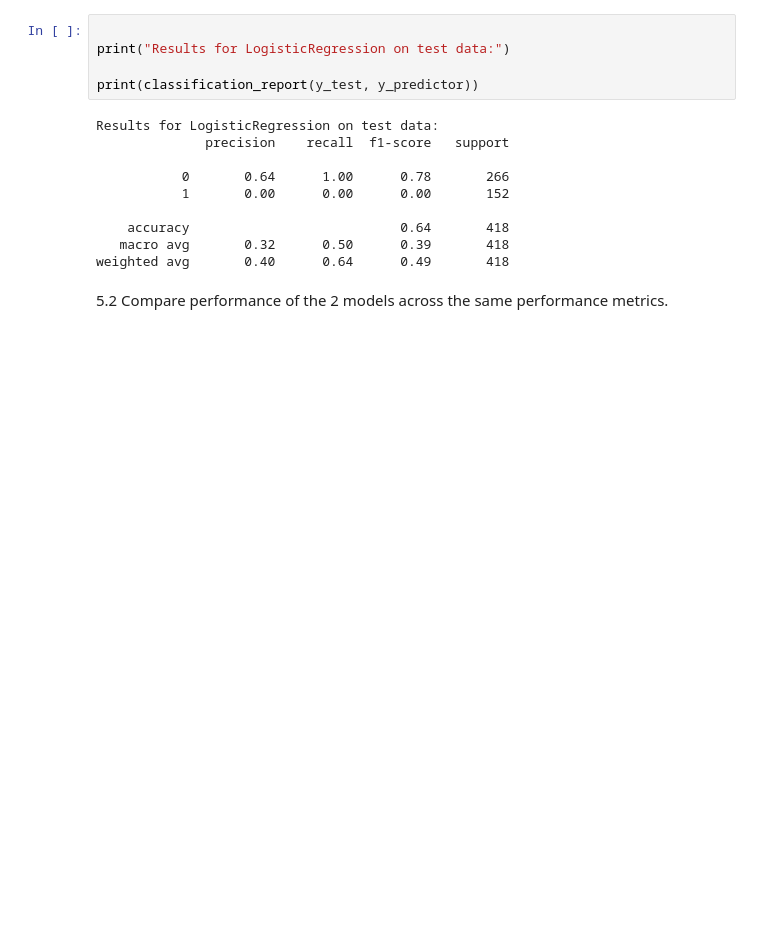
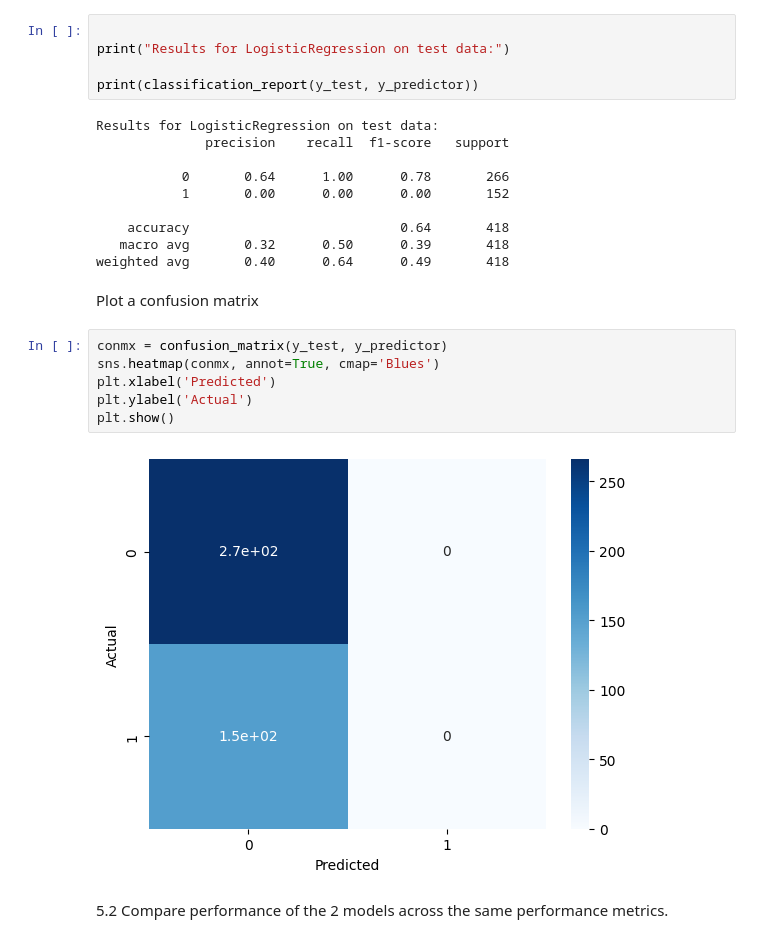
Before and after one commit to TKonkin/ml-classification-terry, a Jupyter notebook: ml_classification_terry.ipynb, the cells around one changed output. Cells and saved outputs as stored; diff of their text form; blank space fills up the shorter version.

```diff
--- a/ml_classification_terry.ipynb
+++ b/ml_classification_terry.ipynb
@@ -353,6 +345,16 @@ Results for LogisticRegression on test data:
     accuracy                           0.64       418
    macro avg       0.32      0.50      0.39       418
 weighted avg       0.40      0.64      0.49       418
+# %% [markdown]
+Plot a confusion matrix
+# %%
+conmx = confusion_matrix(y_test, y_predictor)
+sns.heatmap(conmx, annot=True, cmap='Blues')
+plt.xlabel('Predicted')
+plt.ylabel('Actual')
+plt.show()
+# %% [output]
+[figure, added]
 # %% [markdown]
 5.2 Compare performance of the 2 models across the same performance metrics.
 # %% [markdown]
```
Also changed, not shown: parts of 6 cells of this notebook, 1 other file.
